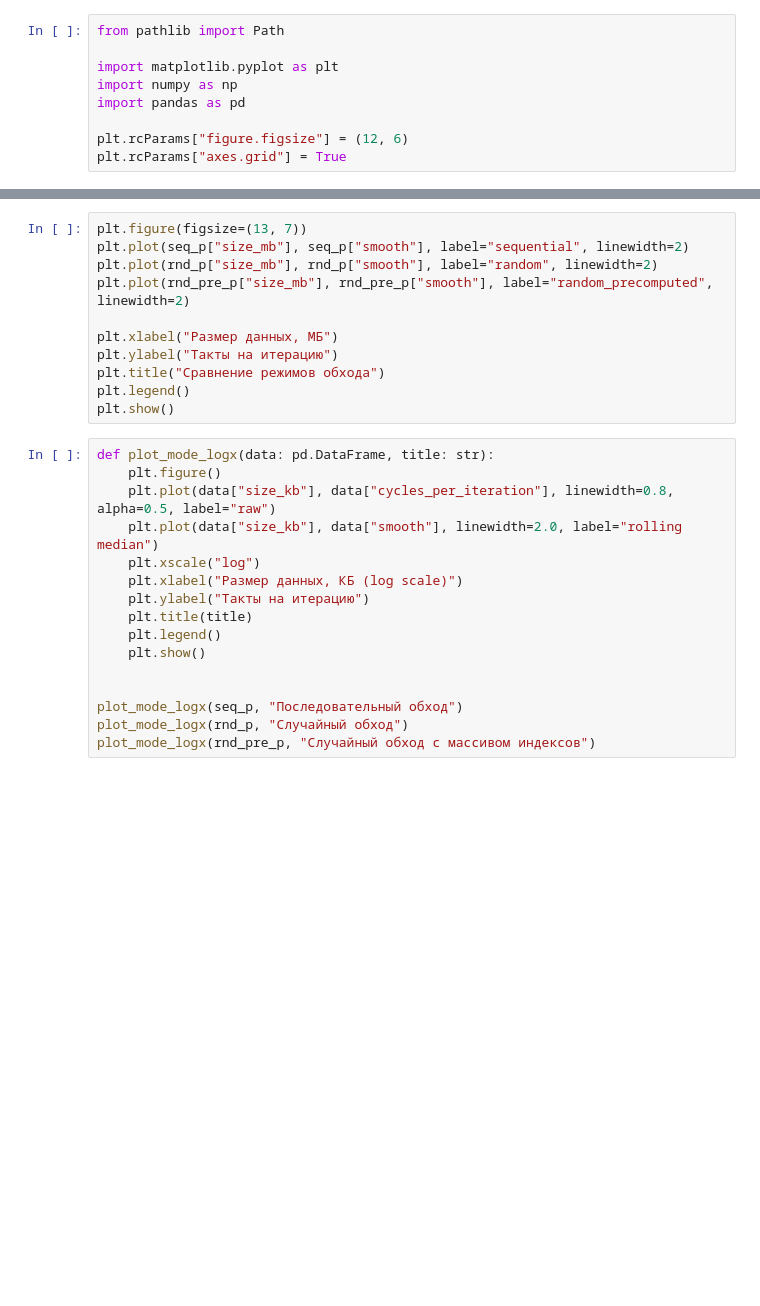
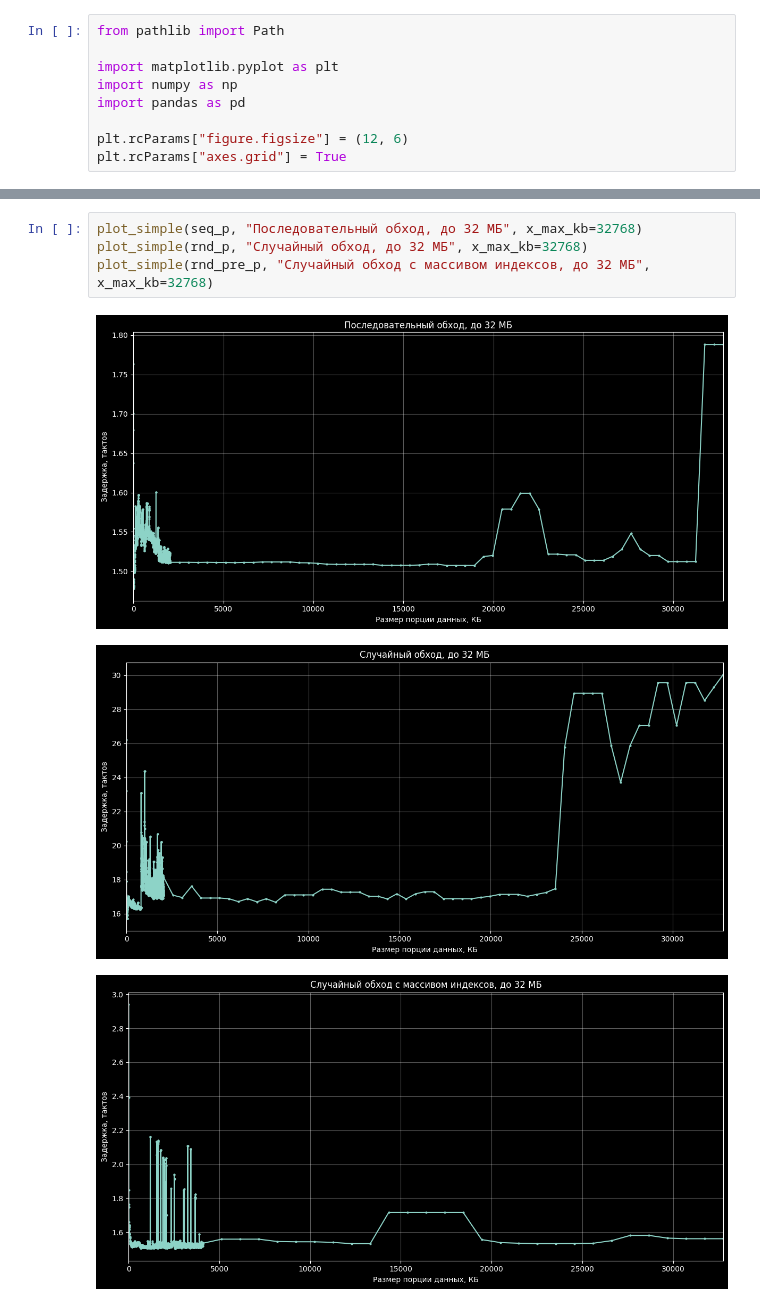
Before and after one commit to domster704/parallel-programming-labs, a Jupyter notebook: lab4-cache/analyze.ipynb, the cells around one changed output, grey strips where cells are left out. Saved outputs shown, nothing was run; the diff lists cells and outputs as text; blank space fills up the shorter version.

```diff
--- a/lab4-cache/analyze.ipynb
+++ b/lab4-cache/analyze.ipynb
@@ -71,27 +97,8 @@ plot_mode(rnd_pre_p, "Случайный обход с массивом инде
-# %%
-plt.figure(figsize=(13, 7))
-plt.plot(seq_p["size_mb"], seq_p["smooth"], label="sequential", linewidth=2)
-plt.plot(rnd_p["size_mb"], rnd_p["smooth"], label="random", linewidth=2)
-plt.plot(rnd_pre_p["size_mb"], rnd_pre_p["smooth"], label="random_precomputed", linewidth=2)
-
-plt.xlabel("Размер данных, МБ")
-plt.ylabel("Такты на итерацию")
-plt.title("Сравнение режимов обхода")
-plt.legend()
-plt.show()
-# %%
-def plot_mode_logx(data: pd.DataFrame, title: str):
-    plt.figure()
-    plt.plot(data["size_kb"], data["cycles_per_iteration"], linewidth=0.8, alpha=0.5, label="raw")
-    plt.plot(data["size_kb"], data["smooth"], linewidth=2.0, label="rolling median")
-    plt.xscale("log")
-    plt.xlabel("Размер данных, КБ (log scale)")
-    plt.ylabel("Такты на итерацию")
-    plt.title(title)
-    plt.legend()
-    plt.show()
-
-
-plot_mode_logx(seq_p, "Последовательный обход")
-plot_mode_logx(rnd_p, "Случайный обход")
-plot_mode_logx(rnd_pre_p, "Случайный обход с массивом индексов")
+# %%
+plot_simple(seq_p, "Последовательный обход, до 32 МБ", x_max_kb=32768)
+plot_simple(rnd_p, "Случайный обход, до 32 МБ", x_max_kb=32768)
+plot_simple(rnd_pre_p, "Случайный обход с массивом индексов, до 32 МБ", x_max_kb=32768)
+# %% [output]
+[figure, added]
+[figure, added]
+[figure, added]
```
Also changed, not shown: parts of 13 cells of this notebook, 2 other files.
